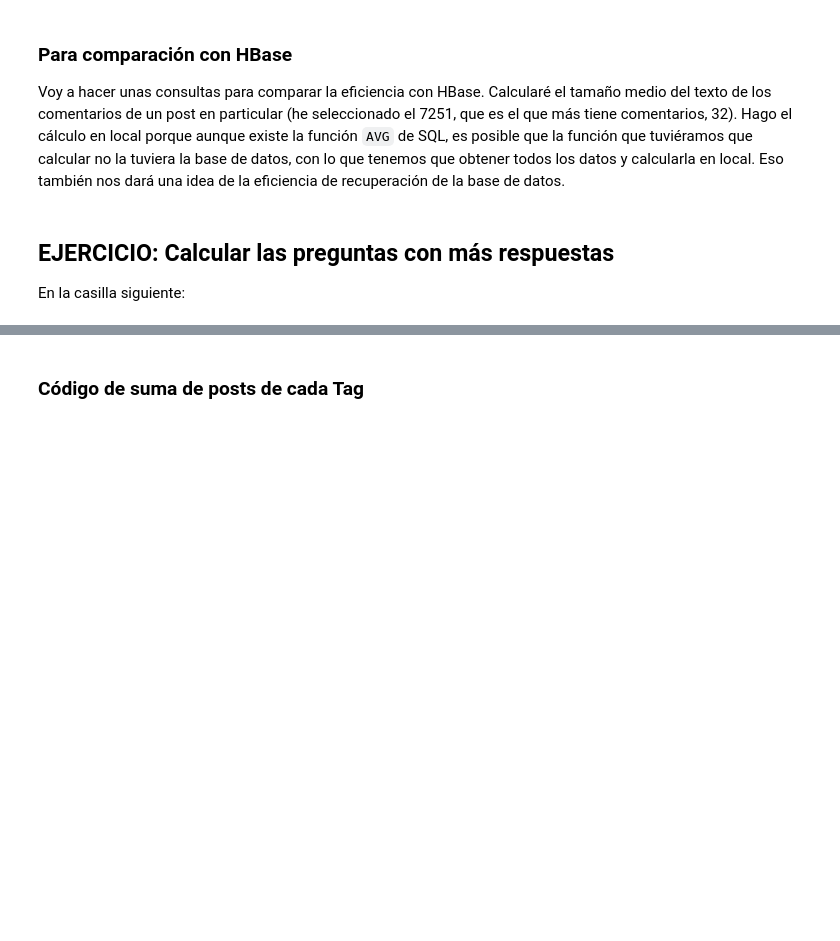
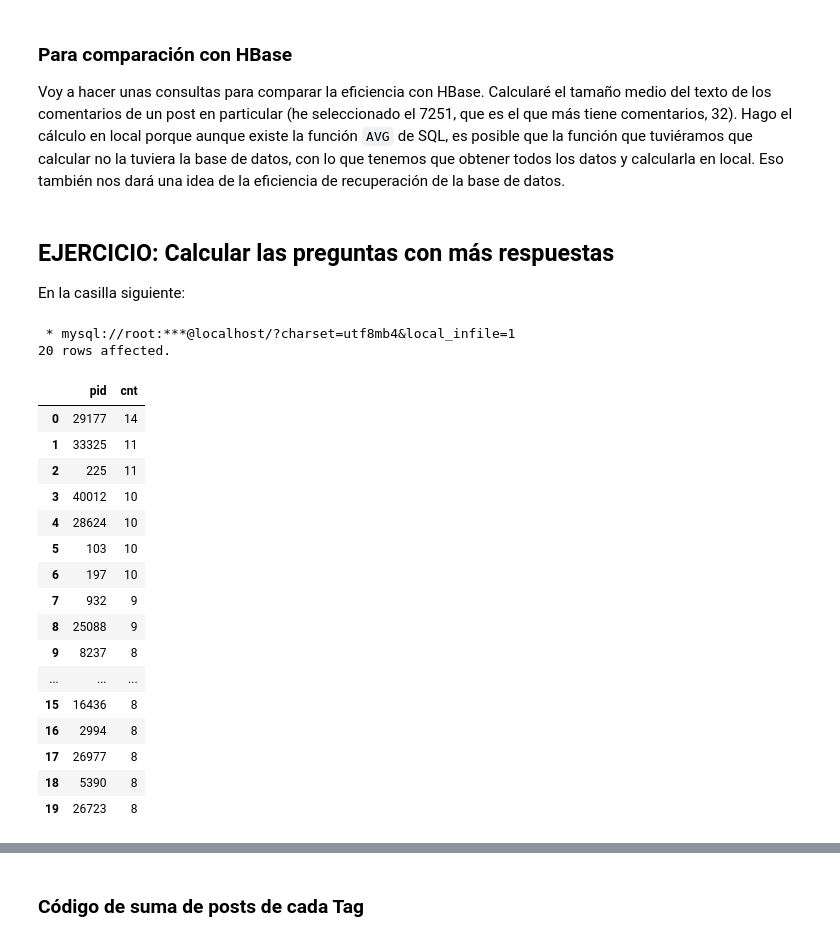
Before and after one commit to alvumu/BDGE, a Jupyter notebook: sql/sesion1.ipynb, the cells around one changed output, grey strips where cells are left out. Cells and saved outputs as stored; diff of their text form; code cells hidden in the pictures; blank space fills up the shorter version.

```diff
--- a/sql/sesion1.ipynb
+++ b/sql/sesion1.ipynb
@@ -498,3 +747,28 @@ En la casilla siguiente:
+# %%
+%%sql
+-- Preguntas con más respuestas (20 primeras)
+Select ParentId as pid, count(*) as cnt from Posts WHERE PostTypeId=2 GROUP BY ParentId
+ORDER BY cnt DESC LIMIT 20;
+# %% [output]
+ * mysql://root:***@localhost/?charset=utf8mb4&local_infile=1
+20 rows affected.
+|  | pid | cnt |
+| 0 | 29177 | 14 |
+| 1 | 33325 | 11 |
+| 2 | 225 | 11 |
+| 3 | 40012 | 10 |
+| 4 | 28624 | 10 |
+| 5 | 103 | 10 |
+| 6 | 197 | 10 |
+| 7 | 932 | 9 |
+| 8 | 25088 | 9 |
+| 9 | 8237 | 8 |
+| ... | ... | ... |
+| 15 | 16436 | 8 |
+| 16 | 2994 | 8 |
+| 17 | 26977 | 8 |
+| 18 | 5390 | 8 |
+| 19 | 26723 | 8 |
 # %%
 %%sql
 select Title from Posts where Id = 5;
```
Also changed, not shown: parts of 41 cells of this notebook.
